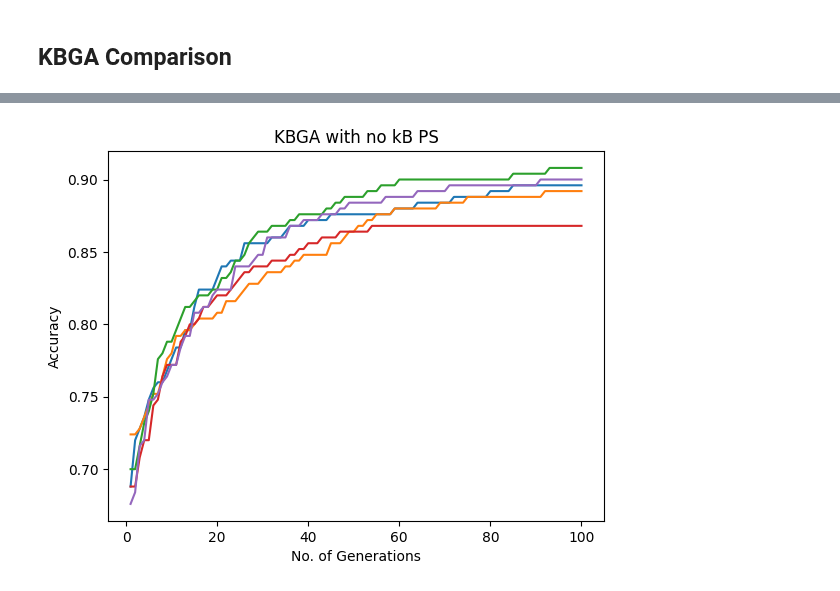
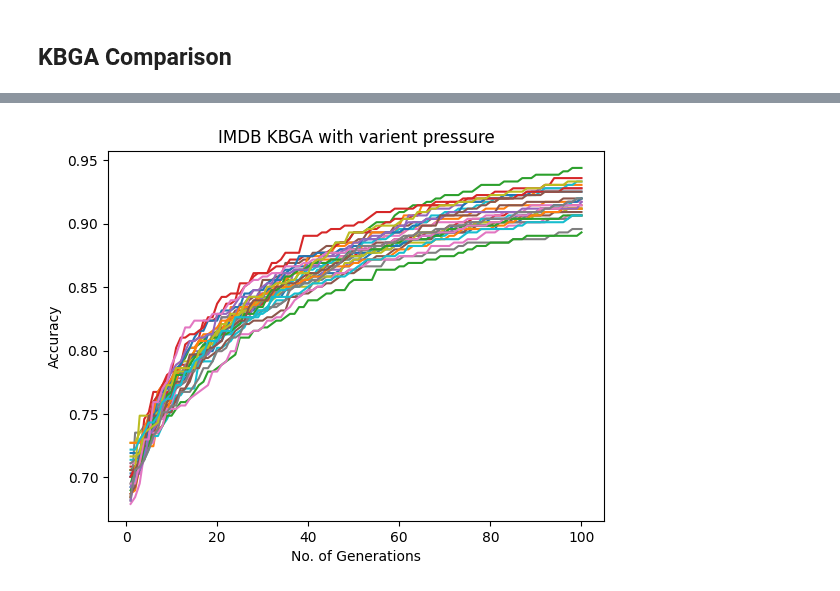
Before and after one commit to devasenan134/GA-SC, a Jupyter notebook: compare_avg_res.ipynb, the cells around one changed output, grey strips where cells are left out. Saved outputs shown, nothing was run; the diff lists cells and outputs as text; code cells hidden in the pictures.

```diff
--- a/compare_avg_res.ipynb
+++ b/compare_avg_res.ipynb
@@ -6,7 +6,7 @@ import pandas as pd
 import pickle
 # %%
 ga_path = 'pickles/ga/'
-kbga_path = 'pickles/kbga/corrected/'
+kbga_path = 'pickles/kbga/30runs/'
 # %%
 ga_files = ['n_run_az_100fc_ts.pkl',
             "n_run_az_ga_100fc_copt_avg.pkl"]
@@ -65,3 +59,9 @@ kbga_files = ['n_run_az_kbga_es50_100.pkl',
+# %%
+kbga_files = [
+              '30_run_az_kbga_es50_100_ts.pkl',
+              '30_run_az_kbga_vp_ts.pkl',
+              '30_run_imdb_kbga_vp_ts.pkl',
+            ]
 # %%
 with open(kbga_path+kbga_files[0], 'rb') as gf:
     data = pickle.load(gf)
@@ -69,13 +69,13 @@ with open(kbga_path+kbga_files[0], 'rb') as gf:
     for n in data:
         y = n[1]
         plt.plot(x, y)
-    plt.title("KBGA with Elite Selection - 50% 100")
+    plt.title("Amazon KBGA with Elite Selection - 50% 100")
     plt.xlabel('No. of Generations')
     plt.ylabel('Accuracy')
     plt.show()
 
-    avg_acc_es50_100 = np.array(data[0][1])
+    az_avg_acc_es50_100 = np.array(data[0][1])
     for i in data[1:]:
-        avg_acc_es50_100 += i[1]
-    avg_acc_es50_100 = avg_acc_es50_100 / 5
+        az_avg_acc_es50_100 += i[1]
+    az_avg_acc_es50_100 = az_avg_acc_es50_100 / 30
 # %% [output]
@@ -87,13 +87,13 @@ with open(kbga_path+kbga_files[1], 'rb') as gf:
     for n in data:
         y = n[1]
         plt.plot(x, y)
-    plt.title("KBGA with Elite Selection - 10% 100")
+    plt.title("Amazon KBGA with Varient Pressure")
     plt.xlabel('No. of Generations')
     plt.ylabel('Accuracy')
     plt.show()
 
-    avg_acc_es10_100 = np.array(data[0][1])
+    az_avg_acc_vp = np.array(data[0][1])
     for i in data[1:]:
-        avg_acc_es10_100 += i[1]
-    avg_acc_es10_100 = avg_acc_es10_100 / 5
+        az_avg_acc_vp += i[1]
+    az_avg_acc_vp = az_avg_acc_vp / 30
 # %% [output]
@@ -101,18 +121,18 @@ with open(kbga_path+kbga_files[1], 'rb') as gf:
 # %%
 with open(kbga_path+kbga_files[2], 'rb') as gf:
     data = pickle.load(gf)
     x = range(1, 101)
     for n in data:
         y = n[1]
         plt.plot(x, y)
-    plt.title("KBGA with no kB PS")
+    plt.title("IMDB KBGA with varient pressure")
     plt.xlabel('No. of Generations')
     plt.ylabel('Accuracy')
     plt.show()
 
-    avg_acc_nokbps = np.array(data[0][1])
+    imdb_avg_acc_vp = np.array(data[0][1])
     for i in data[1:]:
-        avg_acc_nokbps += i[1]
-    avg_acc_nokbps = avg_acc_nokbps / 5
+        imdb_avg_acc_vp += i[1]
+    imdb_avg_acc_vp = imdb_avg_acc_vp / 30
 # %% [output]
-[figure, old version]
+[figure, new version]
```
Also changed, not shown: parts of 7 cells of this notebook, 4 other files.
